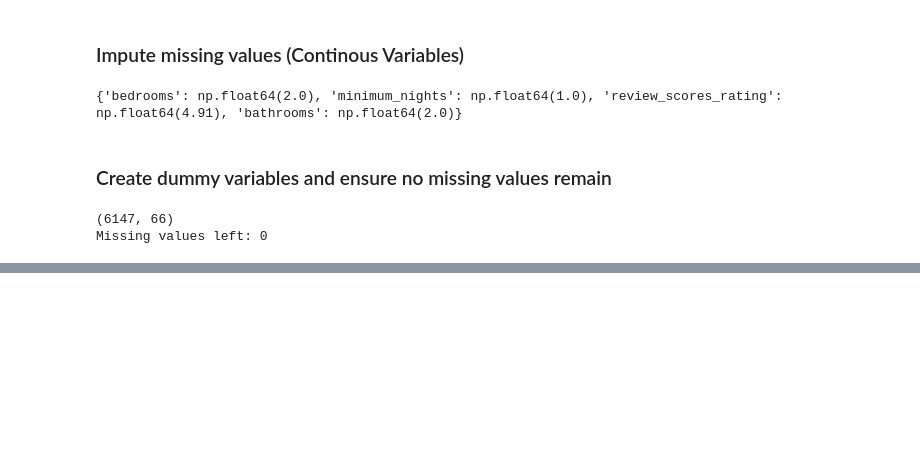
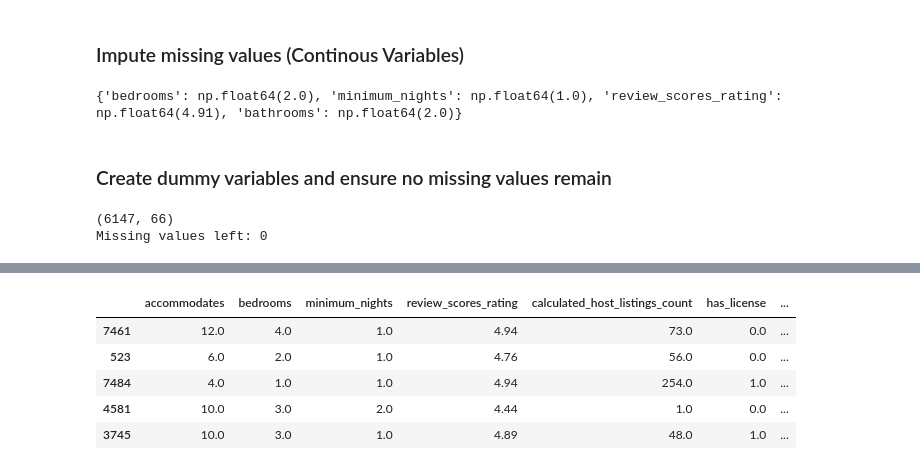
Before and after one commit to seanj2508/nashville_airbnb_ml, a Jupyter notebook: notebooks/model.ipynb, the cells around one changed output, grey strips where cells are left out. Cells and saved outputs as stored; diff of their text form; code cells hidden in the pictures; blank space fills up the shorter version.

```diff
--- a/notebooks/model.ipynb
+++ b/notebooks/model.ipynb
@@ -124,0 +127,19 @@ Missing values left: 0
+# %%
+from sklearn.feature_selection import SelectKBest, f_regression
+
+# Fit SelectKBest
+selector = SelectKBest(score_func=f_regression, k='all')
+selector.fit(X, y)
+
+# Create a DataFrame with feature names, F-scores, and p-values
+scores_df = pd.DataFrame({
+    'Feature': X.columns,
+    'F_score': selector.scores_,
+    'p_value': selector.pvalues_
+})
+
+# Sort by F-score descending
+scores_df = scores_df.sort_values(by='F_score', ascending=False)
+
+with pd.option_context('display.max_rows', None):
+    print(scores_df)
@@ -124,0 +164,26 @@ Missing values left: 0
+# %%
+selector = SelectKBest(score_func=f_regression, k='all')  # 'all' keeps all features
+selector.fit(X, y)
+
+# Create a DataFrame of scores and p-values
+pval_df = pd.DataFrame({
+    'Feature': X.columns,
+    'F_score': selector.scores_,
+    'p_value': selector.pvalues_
+})
+
+# Filter for features with p-value < 0.001
+# p-value determined relative to sample size (Raftery)
+selected_features = pval_df[pval_df['p_value'] < 0.001]['Feature']
+
+# Create a new DataFrame with only those selected columns
+X_reduced = X[selected_features.tolist()]
+
+X_reduced.head()
+# %% [output]
+|  | accommodates | bedrooms | minimum_nights | review_scores_rating | calculated_host_listings_count | has_license | ... |
+| 7461 | 12.0 | 4.0 | 1.0 | 4.94 | 73.0 | 0.0 | ... |
+| 523 | 6.0 | 2.0 | 1.0 | 4.76 | 56.0 | 0.0 | ... |
+| 7484 | 4.0 | 1.0 | 1.0 | 4.94 | 254.0 | 1.0 | ... |
+| 4581 | 10.0 | 3.0 | 2.0 | 4.44 | 1.0 | 0.0 | ... |
+| 3745 | 10.0 | 3.0 | 1.0 | 4.89 | 48.0 | 1.0 | ... |
```
Also changed, not shown: parts of 13 cells of this notebook.
